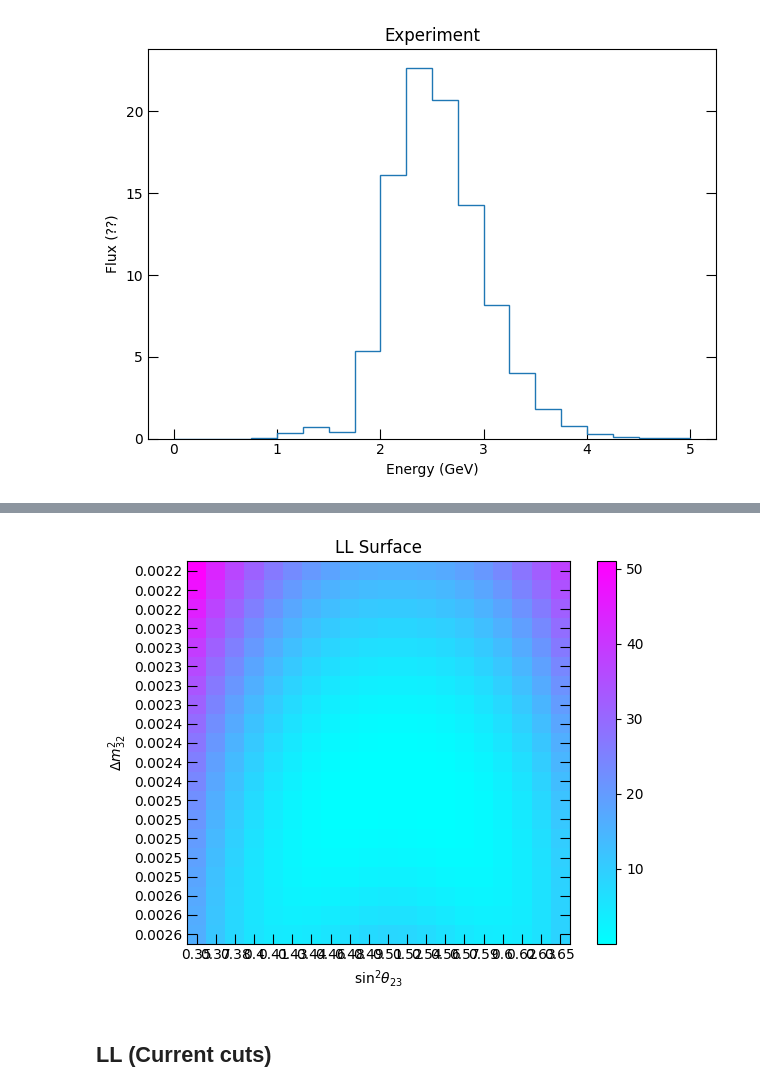
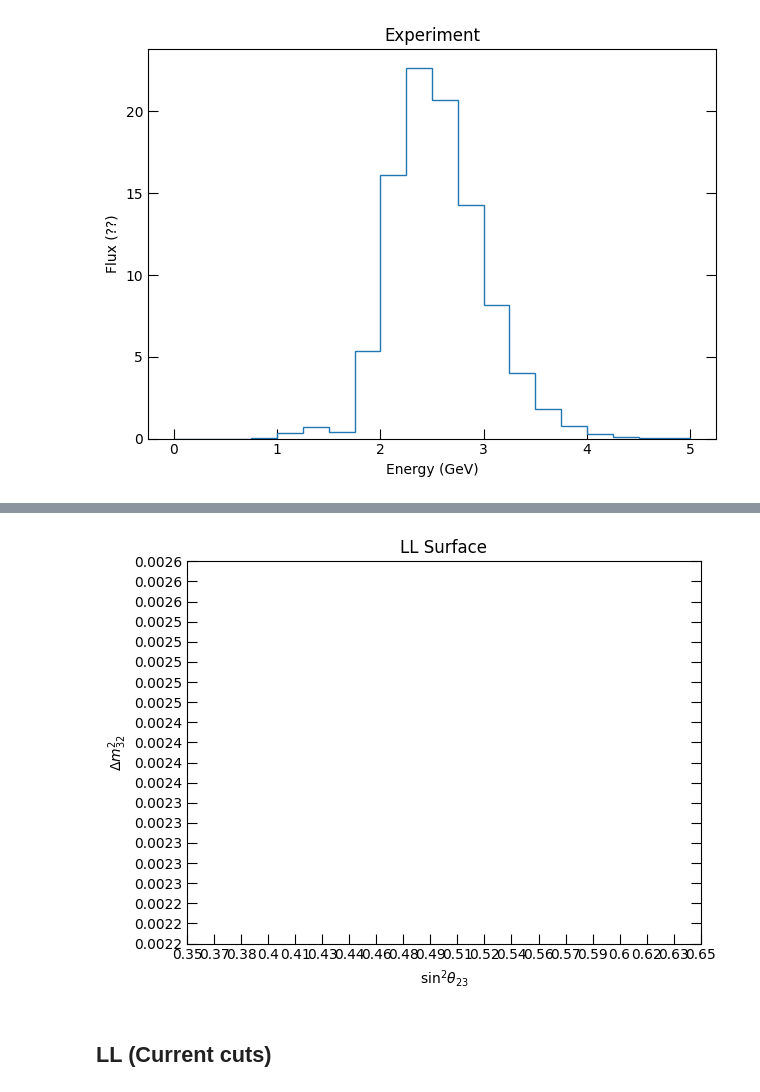
Before and after one commit to aditya-marathe/msci-project, a Jupyter notebook: src/notebooks/least_log_likelihood.ipynb, the cells around one changed output, grey strips where cells are left out. Saved outputs shown, nothing was run; the diff lists cells and outputs as text; code cells hidden in the pictures.

```diff
--- a/src/notebooks/least_log_likelihood.ipynb
+++ b/src/notebooks/least_log_likelihood.ipynb
@@ -180,22 +181,22 @@ mu_ll_array_test = [
 # %%
 fig, ax = custom_subplots()
 
-image = ax.imshow(FitTools.profile3Dto2D(mu_ll_array_test, [2, 1]), cmap='cool')
-colourbar = fig.colorbar(image)
+# image = ax.imshow(FitTools.profile3Dto2D(mu_ll_array_test, [2, 1]), cmap='cool')
+# colourbar = fig.colorbar(image)
 
 ax.set_xticks(range(sin_sq_23_array.shape[0]))
 ax.set_yticks(range(d_m32_array.shape[0]))
 
 ax.set_xticklabels(np.round(sin_sq_23_array, 2))
 ax.set_yticklabels(np.round(d_m32_array, 4))
 
 ax.set_title('LL Surface')
 ax.set_xlabel(r'$\text{sin}^2 \theta_{23}$')
 ax.set_ylabel(r'$\Delta m_{32}^2$')
 
 plt.tight_layout();
 # %% [output]
-[figure, old version]
+[figure, new version]
 # %% [markdown]
 ## LL (Current cuts)
 # %%
```
Also changed, not shown: parts of 27 cells of this notebook, 15 other files.
